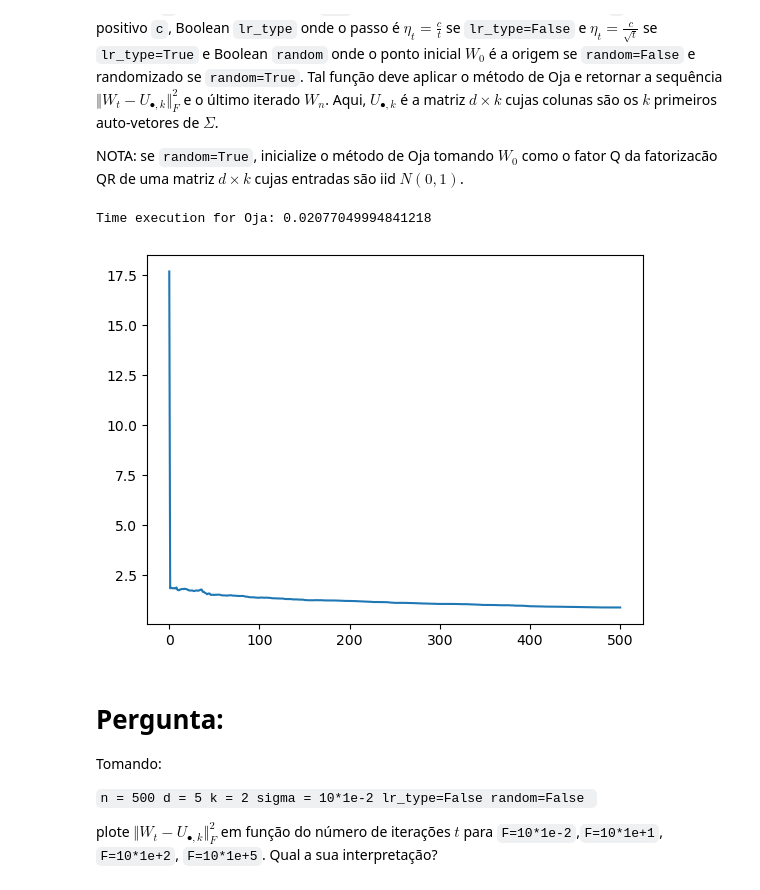
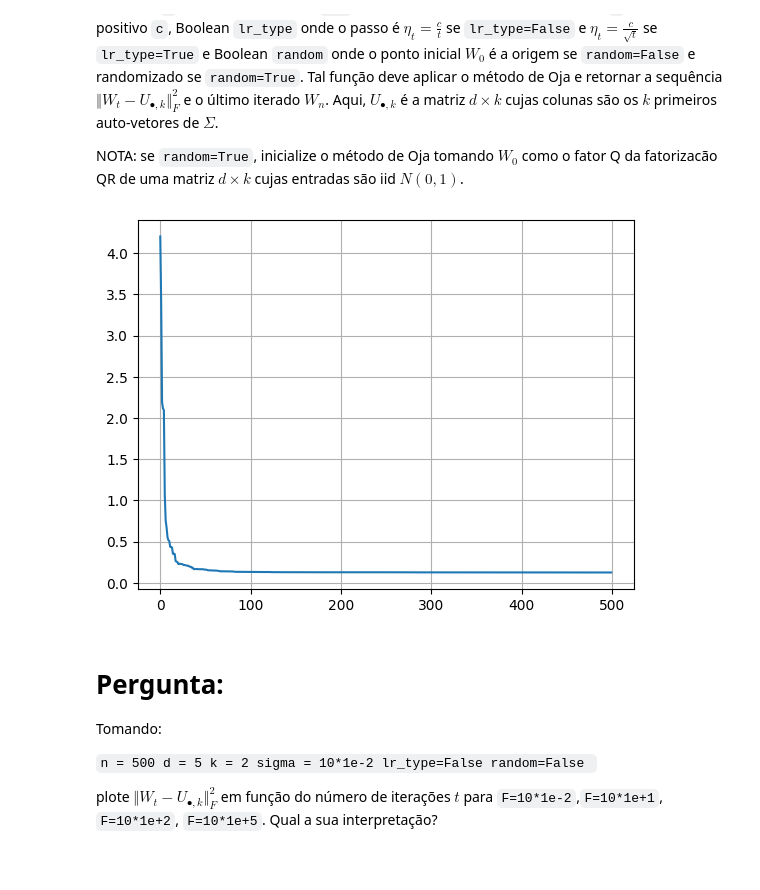
Before and after one commit to alexoliveiraFGV24/ocd-projects, a Jupyter notebook: projeto4/streaming_PCA.ipynb, the cells around one changed output. Saved outputs shown, nothing was run; the diff lists cells and outputs as text; code cells hidden in the pictures.

```diff
--- a/projeto4/streaming_PCA.ipynb
+++ b/projeto4/streaming_PCA.ipynb
@@ -79,9 +65,19 @@ def spiked_covariance(n, d, k, sigma):
+# %%
+def spiked_covariance(n, d, k, sigma):
+    A = np.random.random(size=(d, k))
+    A0, _ = la.qr(A, mode="economic")
+    u = np.sort(np.random.random(size=k))[::-1]
+    w = u / max(u)
+    diag = np.diag(w**2)
+    cov = A0 @ diag @ A0.T + sigma**2 * np.identity(d)
+    X = np.random.multivariate_normal(mean=np.zeros(d), cov=cov, size=n)
+    return cov, w, A0, X
 # %%
 #Exemplo:
 n = 500
 d = 5
 k = 2
-sigma = 10*1e-2
+sigma = 1e-1
 cov, w, A0, X = spiked_covariance(n,d,k,sigma)
 cov[:6,:6], w[:6], A0[:6,:6], X[:6,:6]
 # %% [output]
@@ -115,16 +107,40 @@ def Oja(X, cov, k, c, lr_type, random):
+# %%
+def Oja(X, cov, k, c, lr_type, random):
+    n, d = X.shape
+    I = np.identity(d)
+    eigvals, eigvecs = np.linalg.eig(cov)
+    idx = np.argsort(eigvals)[::-1]
+    U = eigvecs[:, idx][:, :k]
+    error_sequence = []
+
+    if random:
+        A = np.random.standard_normal(size=(d, k))
+        W, _ = la.qr(A, mode="economic")
+    else:
+        W = np.zeros(shape=(d, k))
+
+    for t in range(n):
+        if lr_type:
+            eta = c / np.sqrt(t + 1)
+        else:
+            eta = c / (t + 1)
+        x_i = X[t]
+        Z = (I + eta * np.outer(x_i, x_i)) @ W
+        W, _ = la.qr(Z, mode="economic")
+        error = la.norm(W - U, ord="fro")**2
+        error_sequence.append(error)
+
+    return error_sequence, W
 # %%
 #Exemplo:
-# Para F muito grande oscila, para F muito pequeno fica constante e maior do que deveria
-F = 10*1e+1
+F = 1e+1
 f1 = Oja(X, cov, k, c=F*sigma, lr_type=False, random=False)
-
 error_Oja = f1[0]
-
 plt.plot(error_Oja)
+plt.grid()
 plt.show()
 # %% [output]
-Time execution for Oja: 0.02077049994841218
-[figure, old version]
+[figure, new version]
 # %% [markdown]
 # Pergunta:
 Tomando:
```
Also changed, not shown: parts of 32 cells of this notebook, 2 other files.
